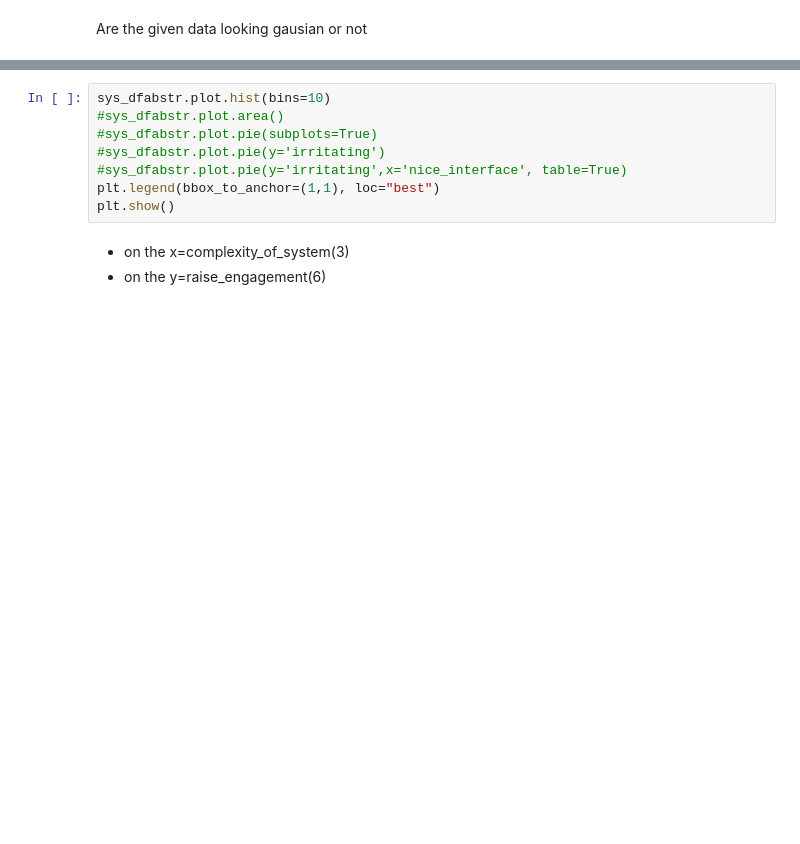
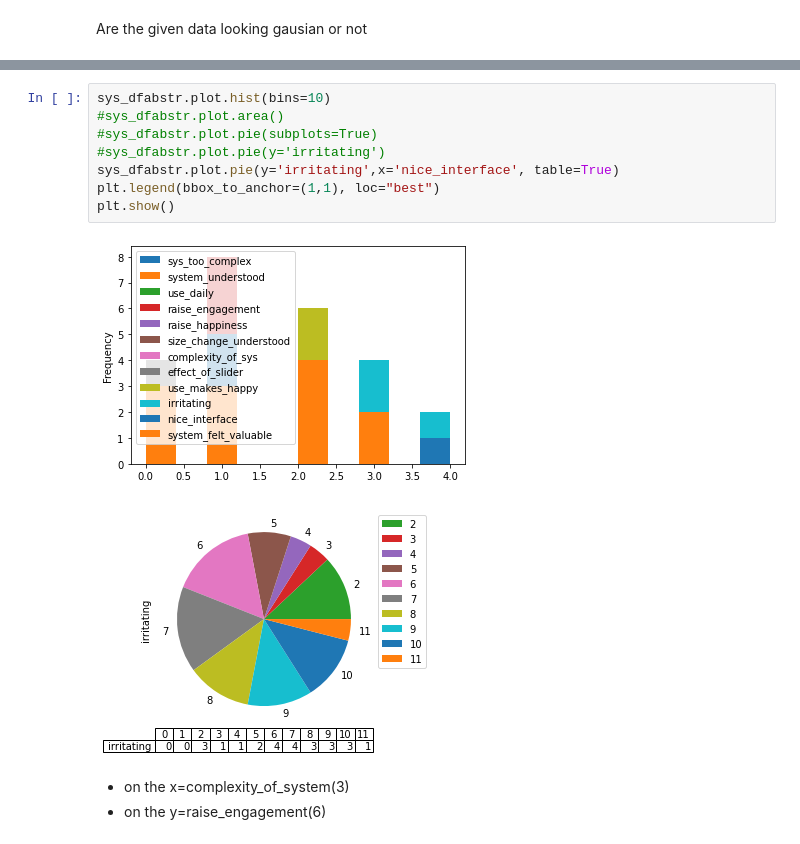
Before and after one commit to Norlez/Group-Emotion-Representation, a Jupyter notebook: survey_analysis/AnalizeSurvey.ipynb, the cells around one changed output, grey strips where cells are left out. Saved outputs shown, nothing was run; the diff lists cells and outputs as text; blank space fills up the shorter version.

```diff
--- a/survey_analysis/AnalizeSurvey.ipynb
+++ b/survey_analysis/AnalizeSurvey.ipynb
@@ -107,11 +130,14 @@ else:
 # %%
 sys_dfabstr.plot.hist(bins=10)
 #sys_dfabstr.plot.area()
 #sys_dfabstr.plot.pie(subplots=True)
 #sys_dfabstr.plot.pie(y='irritating')
-#sys_dfabstr.plot.pie(y='irritating',x='nice_interface', table=True)
+sys_dfabstr.plot.pie(y='irritating',x='nice_interface', table=True)
 plt.legend(bbox_to_anchor=(1,1), loc="best")
 plt.show()
+# %% [output]
+[figure, added]
+[figure, added]
 # %% [markdown]
 - on the x=complexity_of_system(3)
 - on the y=raise_engagement(6)
```
Also changed, not shown: parts of 22 cells of this notebook.
